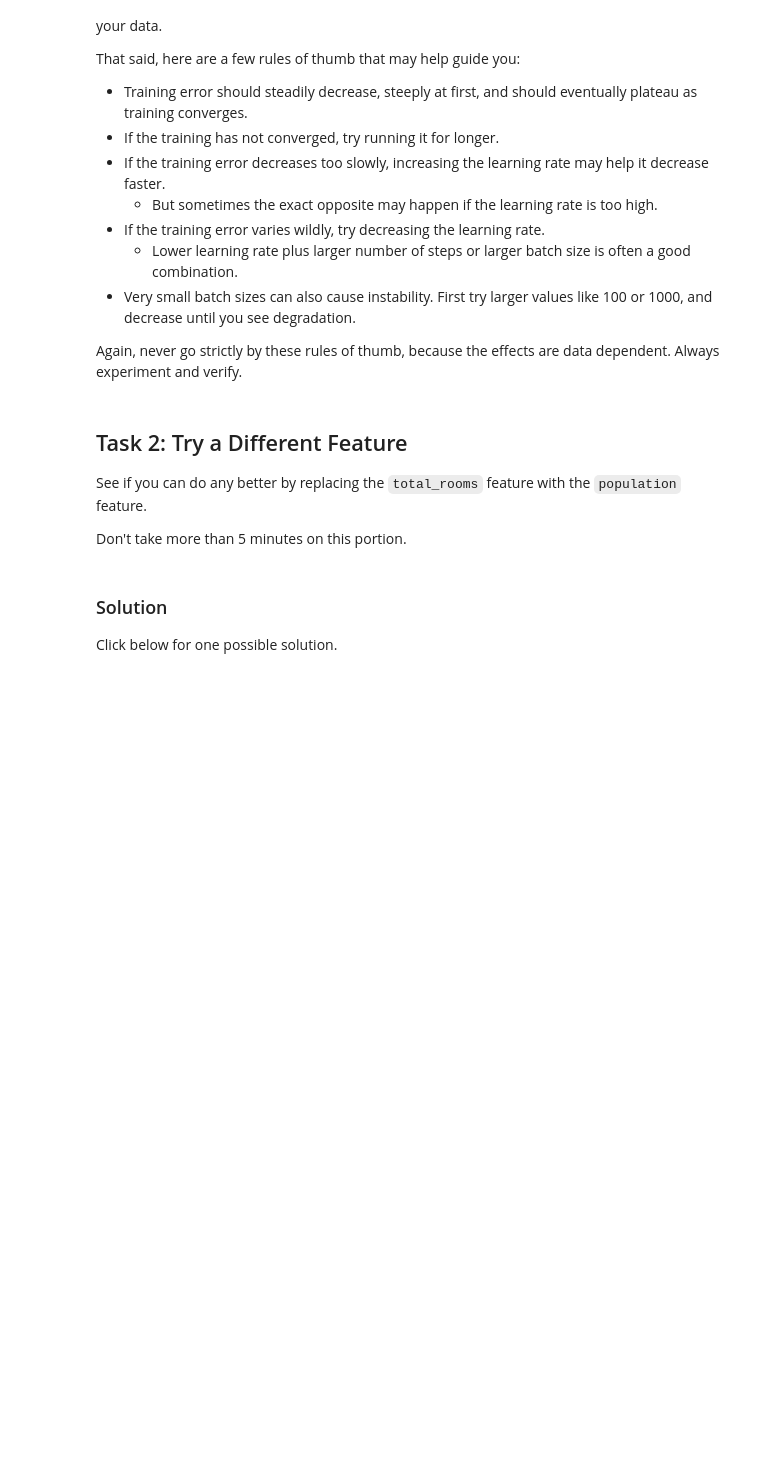
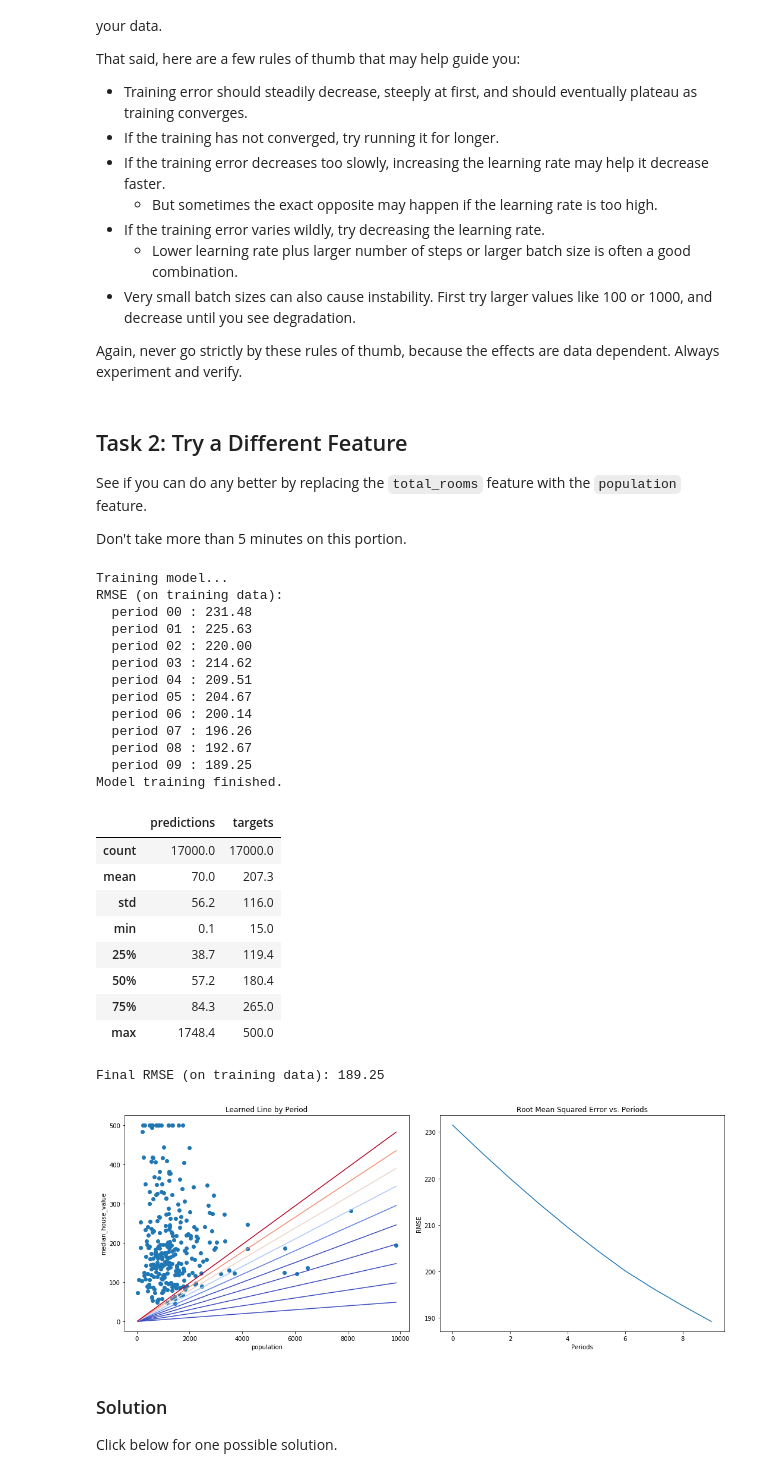
Before and after one commit to shenzhun/machine-learning-prep, a Jupyter notebook: first_steps_with_tensor_flow.ipynb, the cells around one changed output. Drawn from its saved outputs; the diff is of its cells as text; code cells hidden in the pictures; blank space fills up the shorter version.

```diff
--- a/first_steps_with_tensor_flow.ipynb
+++ b/first_steps_with_tensor_flow.ipynb
@@ -420,3 +477,42 @@ Don't take more than 5 minutes on this portion.
+# %%
+# Define the input feature: total_rooms.
+## Task 2: Try a Different Feature
+my_feature = california_housing_dataframe[["population"]]
+
+# Configure a numeric feature column for total_rooms.
+feature_columns = [tf.feature_column.numeric_column("population")]
+
+train_model(
+    learning_rate=0.00002,
+    steps=500,
+    batch_size=5,
+    input_feature="population"
+)
+# %% [output]
+Training model...
+RMSE (on training data):
+  period 00 : 231.48
+  period 01 : 225.63
+  period 02 : 220.00
+  period 03 : 214.62
+  period 04 : 209.51
+  period 05 : 204.67
+  period 06 : 200.14
+  period 07 : 196.26
+  period 08 : 192.67
+  period 09 : 189.25
+Model training finished.
+|  | predictions | targets |
+| count | 17000.0 | 17000.0 |
+| mean | 70.0 | 207.3 |
+| std | 56.2 | 116.0 |
+| min | 0.1 | 15.0 |
+| 25% | 38.7 | 119.4 |
+| 50% | 57.2 | 180.4 |
+| 75% | 84.3 | 265.0 |
+| max | 1748.4 | 500.0 |
+Final RMSE (on training data): 189.25
+[figure, added]
 # %% [markdown]
 ### Solution
 
```
Also changed, not shown: parts of 8 cells of this notebook.
